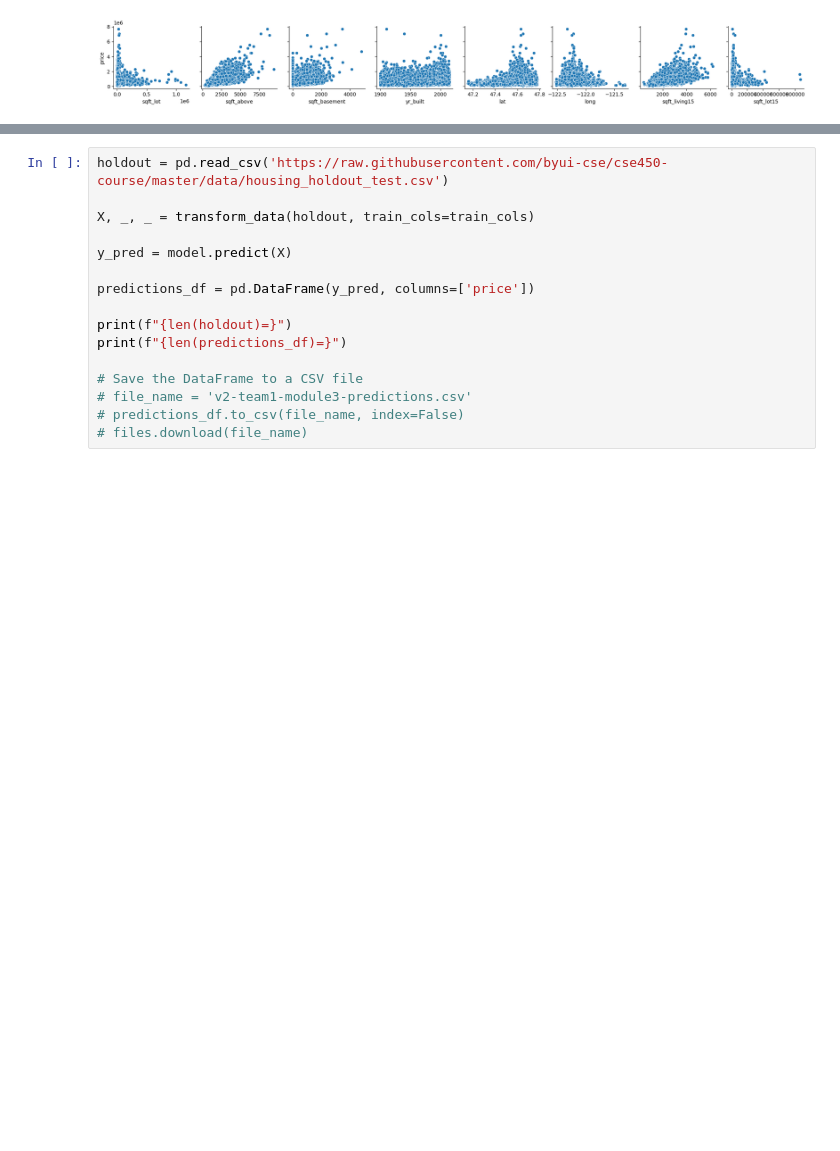
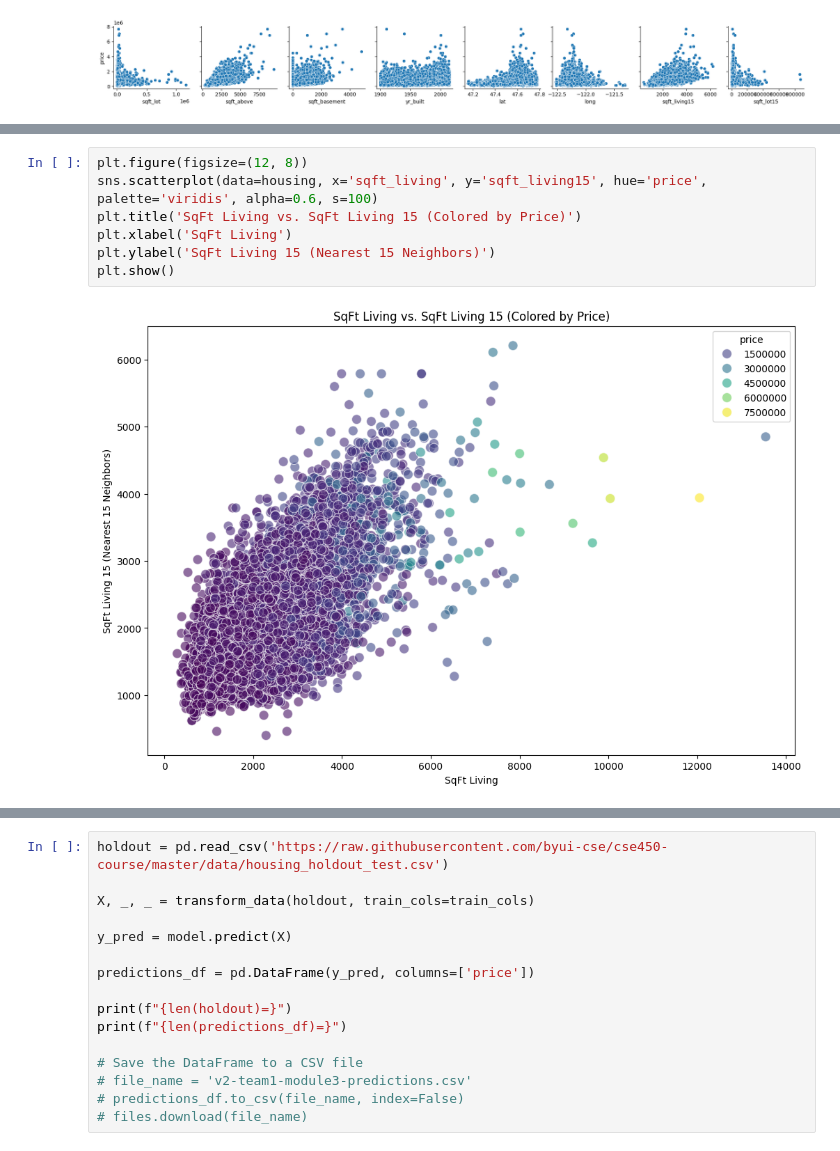
Before and after one commit to logansmith9454/cse450, a Jupyter notebook: notebooks/starter_housing.ipynb, the cells around one changed output, grey strips where cells are left out. Saved outputs shown, nothing was run; the diff lists cells and outputs as text; blank space fills up the shorter version.

```diff
--- a/notebooks/starter_housing.ipynb
+++ b/notebooks/starter_housing.ipynb
@@ -132,0 +257,9 @@ predictions_df = pd.DataFrame(mini_y_pred, columns=['price'])
+# %%
+plt.figure(figsize=(12, 8))
+sns.scatterplot(data=housing, x='sqft_living', y='sqft_living15', hue='price', palette='viridis', alpha=0.6, s=100)
+plt.title('SqFt Living vs. SqFt Living 15 (Colored by Price)')
+plt.xlabel('SqFt Living')
+plt.ylabel('SqFt Living 15 (Nearest 15 Neighbors)')
+plt.show()
+# %% [output]
+[figure, added]
```
Also changed, not shown: parts of 12 cells of this notebook.
